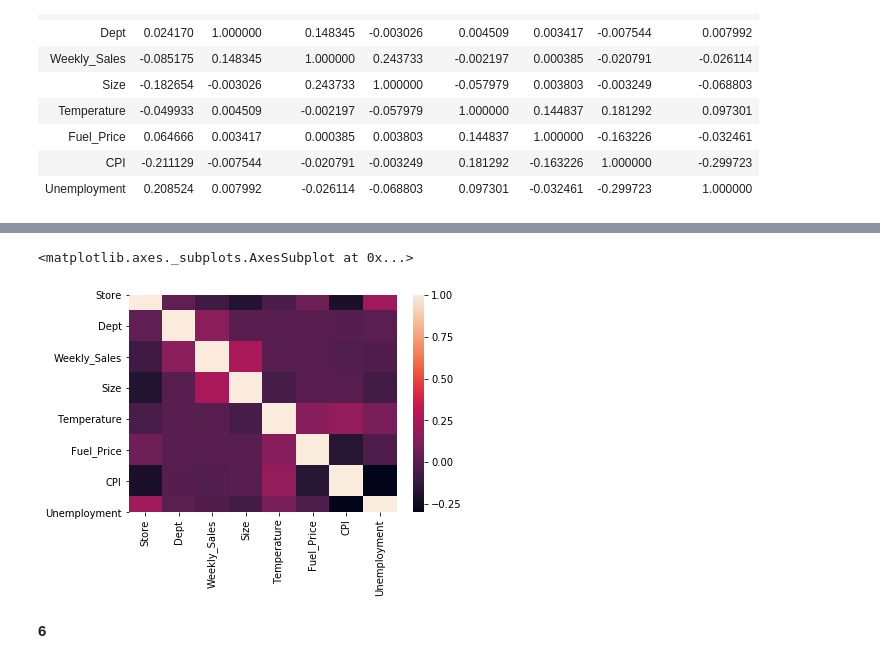
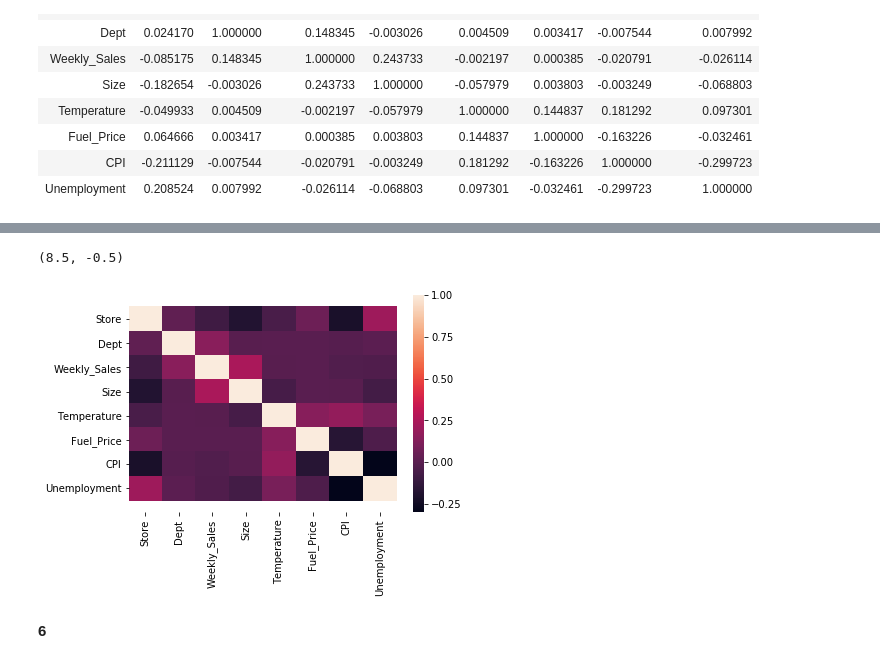
Before and after one commit to dav1ddramb/tasks_example, a Jupyter notebook: hw2.ipynb, the cells around one changed output, grey strips where cells are left out. Drawn from its saved outputs; the diff is of its cells as text; code cells hidden in the pictures.

```diff
--- a/hw2.ipynb
+++ b/hw2.ipynb
@@ -440,9 +454,10 @@ corr
 # %%
 # Визуализирую матрицу корреляции
-sns.heatmap(corr)
+fig = sns.heatmap(corr)
+fig.set_ylim(fig.get_ylim()[0]+1, fig.get_ylim()[1]-1)
 # %% [output]
-<matplotlib.axes._subplots.AxesSubplot at 0x...>
+(8.5, -0.5)
-[figure, old version]
+[figure, new version]
 # %% [markdown]
 __6__
 # %%
```
Also changed, not shown: parts of 11 cells of this notebook.
